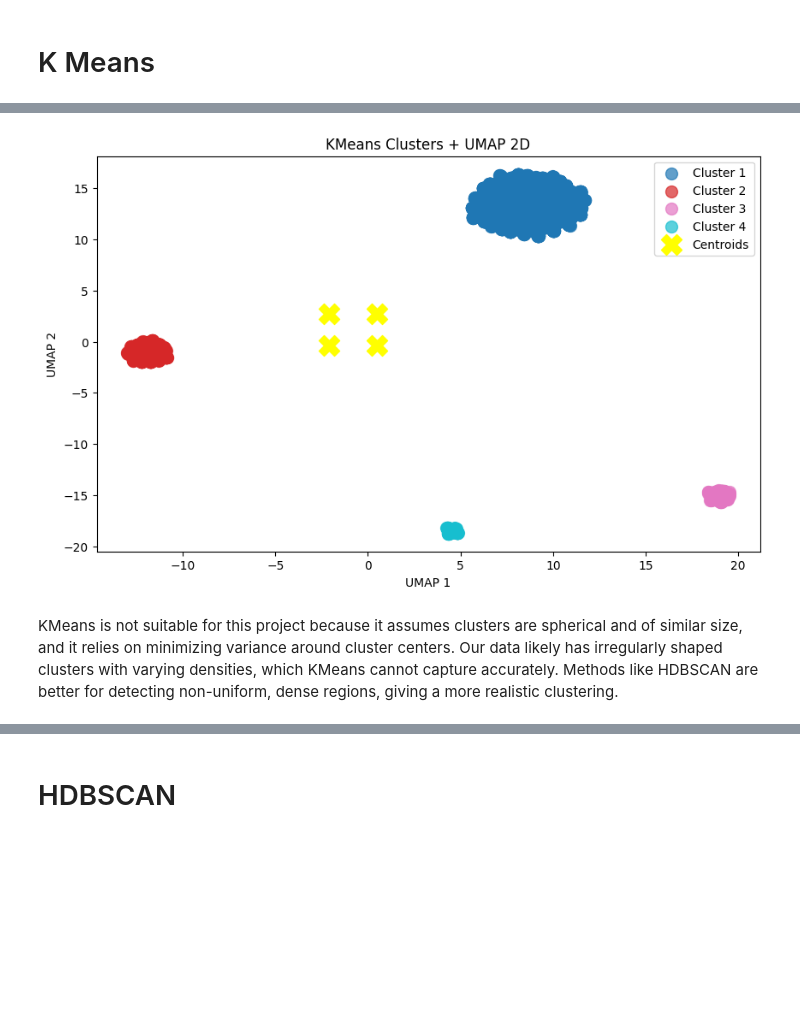
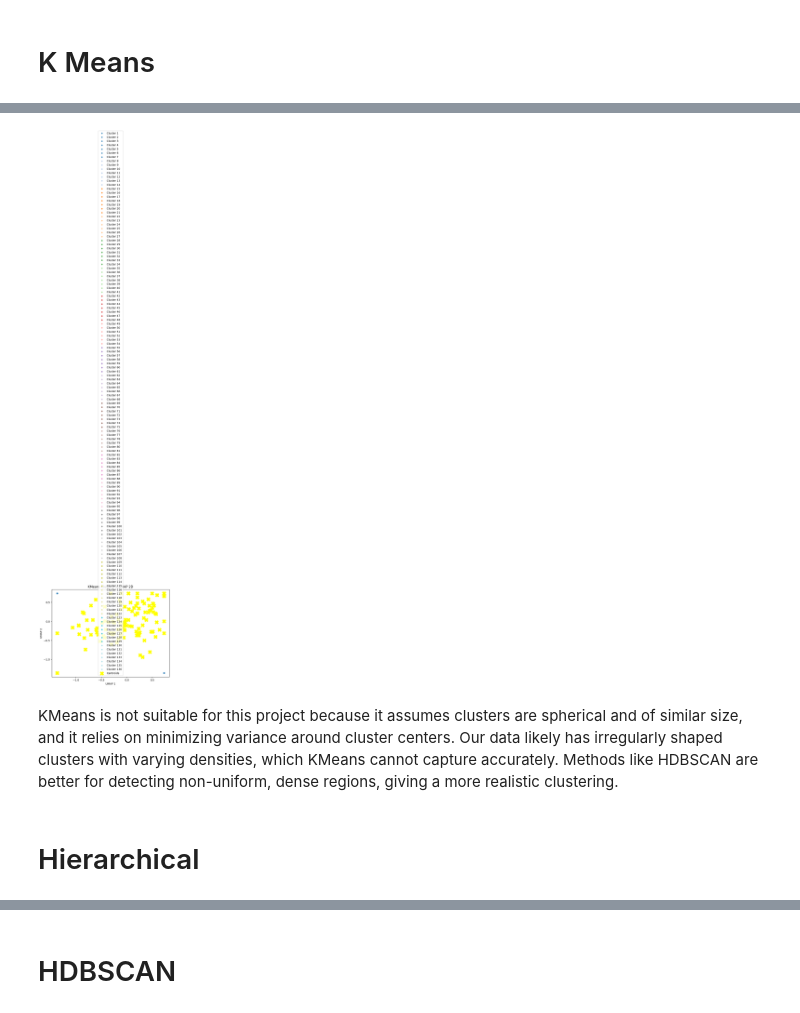
Before and after one commit to Etxarri/ShelterAI, a Jupyter notebook: backend/ai-service/documentation/clustering_models.ipynb, the cells around one changed output, grey strips where cells are left out. Cells and saved outputs as stored; diff of their text form; code cells hidden in the pictures; blank space fills up the shorter version.

```diff
--- a/backend/ai-service/documentation/clustering_models.ipynb
+++ b/backend/ai-service/documentation/clustering_models.ipynb
@@ -262,19 +262,18 @@ test_df.to_csv('../data/test_data.csv', index=False)
 # %% [markdown]
 # K Means
 # %%
-X = train_df.iloc[:, [3, 4]].values  # or all numeric columns
+dfkmean = train_df
+
 scaler = StandardScaler()
-X_scaled = scaler.fit_transform(X)
-
-dfkmean = train_df
+X_scaled = scaler.fit_transform(dfkmean)
 # %%
 from sklearn.cluster import KMeans
 wcss = []
-for i in range(1, 10):
+for i in range(1, 100):
     kmeans = KMeans(n_clusters = i, init = 'k-means++', random_state = 42)
-    kmeans.fit(X)
+    kmeans.fit(dfkmean)
     wcss.append(kmeans.inertia_)
-plt.plot(range(1, 10), wcss)
+plt.plot(range(1, 100), wcss)
 plt.title('The Elbow Method')
 plt.xlabel('Number of clusters')
 plt.ylabel('WCSS')
@@ -283,0 +283,2 @@ plt.show()
+# %%
+n_clusters = 34
@@ -328,19 +340,44 @@ kmeans = KMeans(n_clusters=4, init='k-means++', random_state=42)
 y_kmeans = kmeans.fit_predict(X_scaled)
 # %%
-plt.figure(figsize=(10, 6))
-cmap = plt.cm.get_cmap('tab10', 4)  # 5 clusters
-for i in range(4):
-    plt.scatter(dfkmean.loc[dfkmean['cluster']==i, 'umap1'],
-                dfkmean.loc[dfkmean['cluster']==i, 'umap2'],
-                s=100, label=f'Cluster {i+1}', alpha=0.7, c=[cmap(i)])
-plt.scatter(kmeans.cluster_centers_[:, 0], kmeans.cluster_centers_[:, 1],
-            s=300, c='yellow', label='Centroids', marker='X')
+import matplotlib.pyplot as plt
+from matplotlib.colors import ListedColormap
+
+kmeans = KMeans(n_clusters=n_clusters, init='k-means++', random_state=42)
+y_kmeans = kmeans.fit_predict(X_scaled)
+
+plt.figure(figsize=(8, 6))
+cmap = plt.cm.get_cmap('tab20', n_clusters)  # similar a DBSCAN plot
+
+# Plot clusters
+for i in range(n_clusters):
+    plt.scatter(
+        dfkmean.loc[dfkmean['cluster'] == i, 'umap1'],
+        dfkmean.loc[dfkmean['cluster'] == i, 'umap2'],
+        s=20,
+        label=f'Cluster {i+1}',
+        alpha=0.7,
+        c=[cmap(i)]
+    )
+
+# Plot centroids
+centroids_umap = kmeans.cluster_centers_
+plt.scatter(
+    centroids_umap[:, 0],
+    centroids_umap[:, 1],
+    s=200,
+    c='yellow',
+    label='Centroids',
+    marker='X'
+)
+
 plt.xlabel('UMAP 1')
 plt.ylabel('UMAP 2')
 plt.title('KMeans Clusters + UMAP 2D')
 plt.legend()
 plt.show()
 # %% [output]
-[figure, old version]
+[figure, new version]
 # %% [markdown]
 KMeans is not suitable for this project because it assumes clusters are spherical and of similar size, and it relies on minimizing variance around cluster centers. Our data likely has irregularly shaped clusters with varying densities, which KMeans cannot capture accurately. Methods like HDBSCAN are better for detecting non-uniform, dense regions, giving a more realistic clustering.
+# %% [markdown]
+# Hierarchical
```
Also changed, not shown: parts of 29 cells of this notebook.
